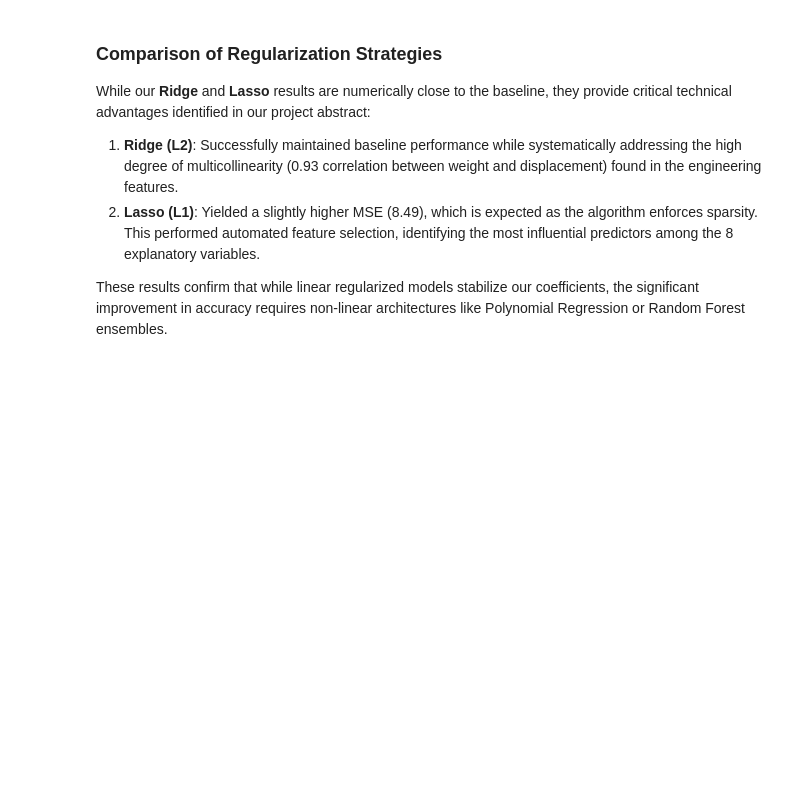
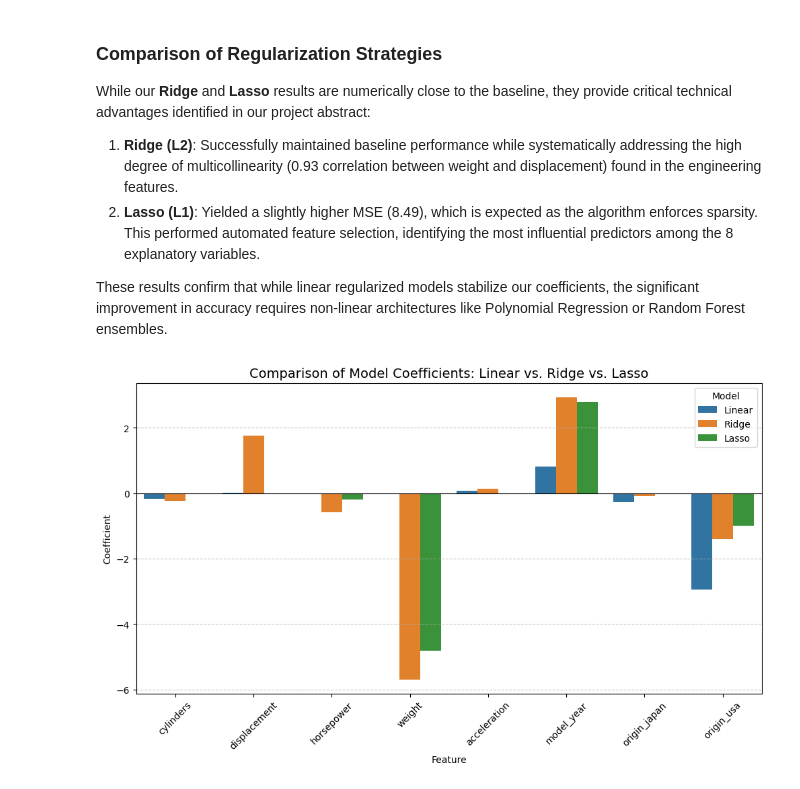
Before and after one commit to panosgv/auto-mpg-regression-analysis, a Jupyter notebook: notebooks/02_Main_Analysis.ipynb, the cells around one changed output. Cells and saved outputs as stored; diff of their text form; code cells hidden in the pictures; blank space fills up the shorter version.

```diff
--- a/notebooks/02_Main_Analysis.ipynb
+++ b/notebooks/02_Main_Analysis.ipynb
@@ -294,3 +294,33 @@ While our **Ridge** and **Lasso** results are numerically close to the baseline,
 2. **Lasso (L1)**: Yielded a slightly higher MSE (8.49), which is expected as the algorithm enforces sparsity. This performed automated feature selection, identifying the most influential predictors among the 8 explanatory variables.
 
 These results confirm that while linear regularized models stabilize our coefficients, the significant improvement in accuracy requires non-linear architectures like Polynomial Regression or Random Forest ensembles.
+# %%
+import matplotlib.pyplot as plt
+import pandas as pd
+import numpy as np
+
+# Assuming you have already trained: lr_model, ridge_pipe, and lasso_pipe
+# We extract coefficients (remembering to get them from the model step in the pipeline)
+features = X.columns
+coef_lr = lr_model.coef_
+coef_ridge = ridge_pipe.named_steps['ridge'].coef_
+coef_lasso = lasso_pipe.named_steps['lasso'].coef_
+
+# Create a DataFrame for easy plotting
+coef_df = pd.DataFrame({
+    'Feature': features,
+    'Linear': coef_lr,
+    'Ridge': coef_ridge,
+    'Lasso': coef_lasso
+}).melt(id_vars='Feature', var_name='Model', value_name='Coefficient')
+
+# Plotting
+plt.figure(figsize=(12, 6))
+sns.barplot(data=coef_df, x='Feature', y='Coefficient', hue='Model')
+plt.title("Comparison of Model Coefficients: Linear vs. Ridge vs. Lasso", fontsize=14)
+plt.axhline(0, color='black', linewidth=0.8)
+plt.xticks(rotation=45)
+plt.grid(axis='y', linestyle='--', alpha=0.7)
+plt.show()
+# %% [output]
+[figure, added]
```
Also changed, not shown: parts of 7 cells of this notebook.
